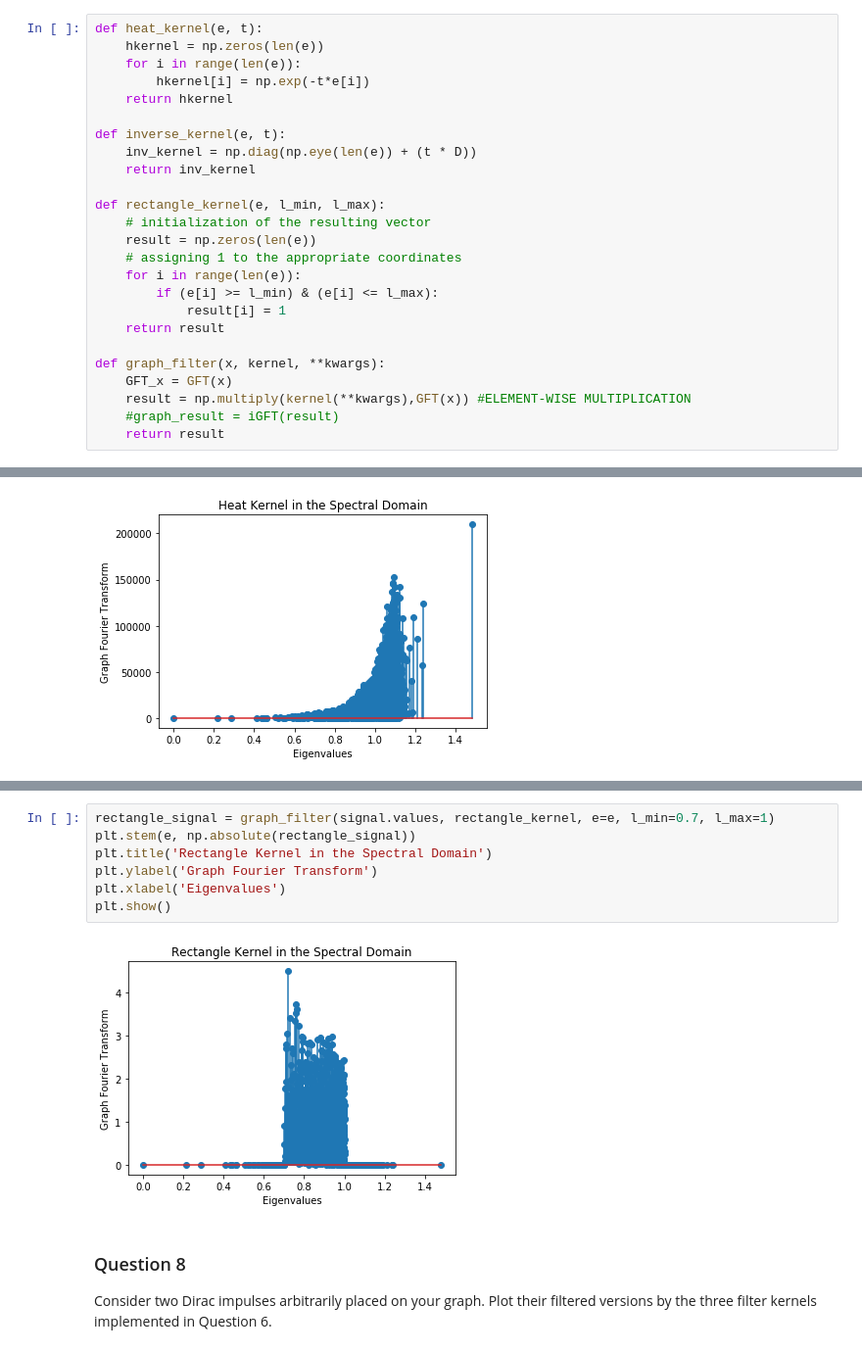
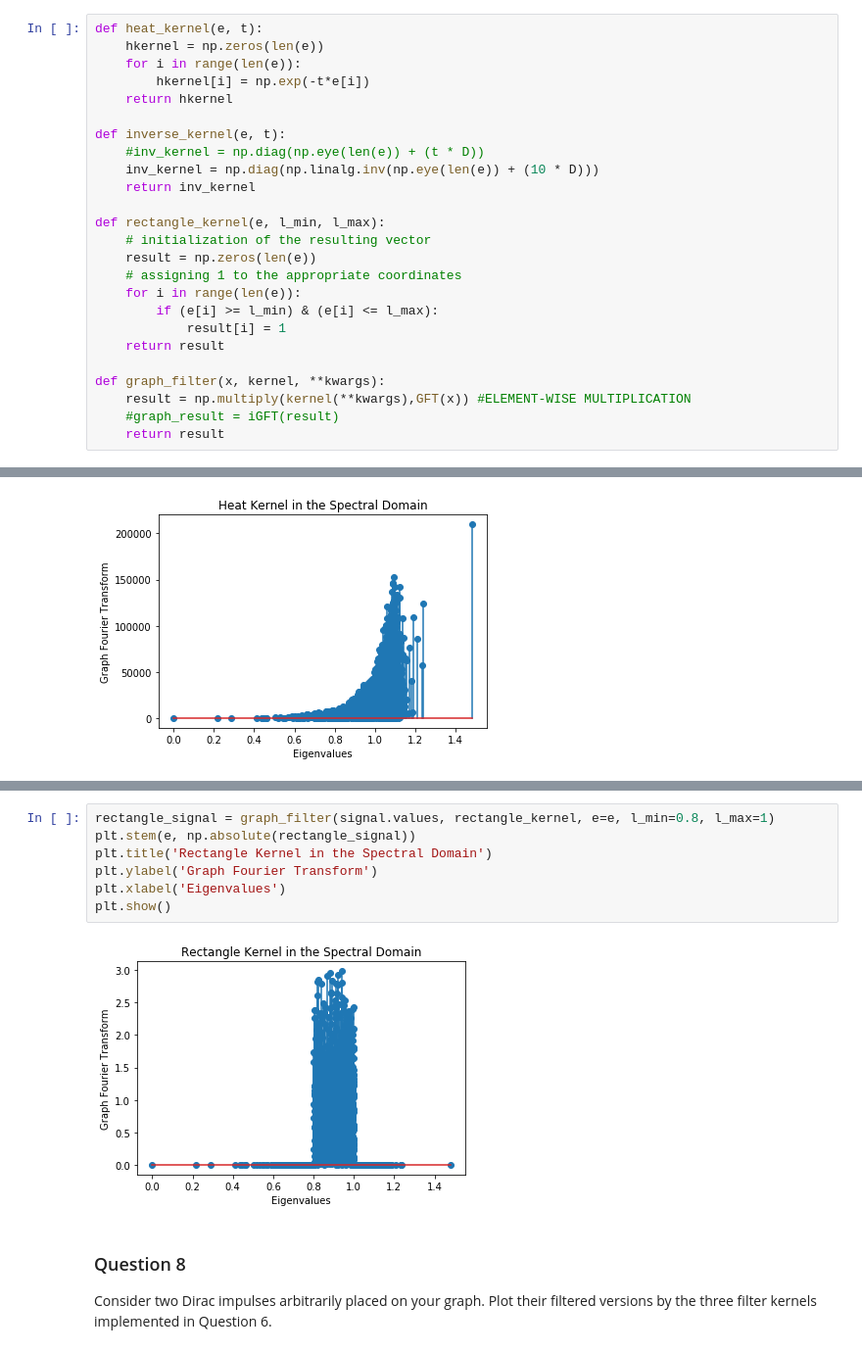
Before and after one commit to othmanbck/ntds_project_2018, a Jupyter notebook: 4_graph_signal_processing.ipynb, the cells around one changed output, grey strips where cells are left out. Shown at 98% size. Cells and saved outputs as stored; diff of their text form.

```diff
--- a/4_graph_signal_processing.ipynb
+++ b/4_graph_signal_processing.ipynb
@@ -308,7 +310,8 @@ def heat_kernel(e, t):
     return hkernel
 
 def inverse_kernel(e, t):
-    inv_kernel = np.diag(np.eye(len(e)) + (t * D))
+    #inv_kernel = np.diag(np.eye(len(e)) + (t * D))
+    inv_kernel = np.diag(np.linalg.inv(np.eye(len(e)) + (10 * D)))
     return inv_kernel
 
 def rectangle_kernel(e, l_min, l_max):
@@ -321,7 +324,6 @@ def rectangle_kernel(e, l_min, l_max):
     return result
 
 def graph_filter(x, kernel, **kwargs):
-    GFT_x = GFT(x)
     result = np.multiply(kernel(**kwargs),GFT(x)) #ELEMENT-WISE MULTIPLICATION
     #graph_result = iGFT(result)
     return result
@@ -350,12 +370,12 @@ plt.show()
 # %%
-rectangle_signal = graph_filter(signal.values, rectangle_kernel, e=e, l_min=0.7, l_max=1)
+rectangle_signal = graph_filter(signal.values, rectangle_kernel, e=e, l_min=0.8, l_max=1)
 plt.stem(e, np.absolute(rectangle_signal))
 plt.title('Rectangle Kernel in the Spectral Domain')
 plt.ylabel('Graph Fourier Transform')
 plt.xlabel('Eigenvalues')
 plt.show()
 # %% [output]
-[figure, old version]
+[figure, new version]
 # %% [markdown]
 ### Question 8
 
```
Also changed, not shown: parts of 12 cells of this notebook.
